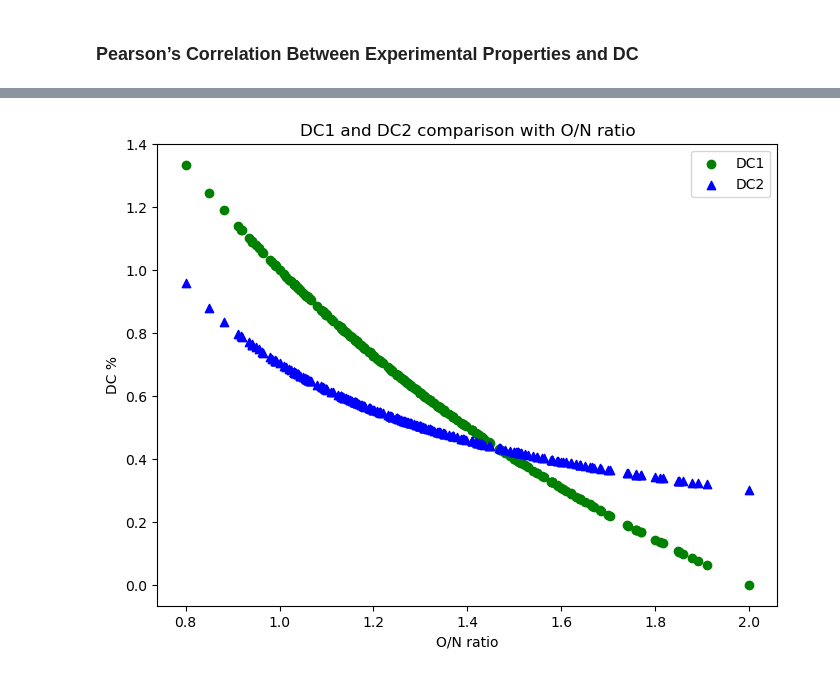
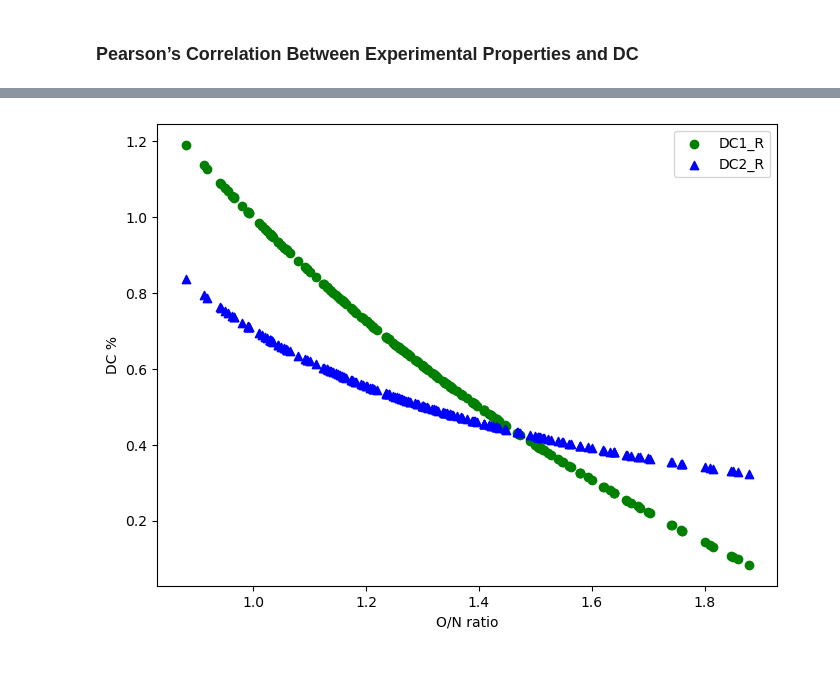
Before and after one commit to jhyang13/GROMACS-Water-Ion-Transport-Polyamide-Membrane, a Jupyter notebook: exp-DC.ipynb, the cells around one changed output, grey strips where cells are left out. Cells and saved outputs as stored; diff of their text form; code cells hidden in the pictures.

```diff
--- a/exp-DC.ipynb
+++ b/exp-DC.ipynb
@@ -35,0 +47,17 @@ Number of rows in the filtered DataFrame: 263
+# %%
+
+# Select the first and second columns, drop rows containing NaN values in these columns, and create a new DataFrame
+df_on_F = df_filtered.iloc[:, [0, 1]].dropna()
+print(df_on_F.shape[0])
+
+# Select the first and third columns, drop rows containing NaN values in these columns, and create a new DataFrame
+df_on_R = df_filtered.iloc[:, [0, 2]].dropna()
+print(df_on_R.shape[0])
+
+# Select the first and fourth columns, drop rows containing NaN values in these columns, and create a new DataFrame
+df_on_B = df_filtered.iloc[:, [0, 3]].dropna()
+print(df_on_B.shape[0])
+
+# Select the first and sixth columns (note that Python is zero-indexed), drop rows containing NaN values in these columns, and create a new DataFrame
+df_on_P = df_filtered.iloc[:, [0, 5]].dropna()
+print(df_on_P.shape[0])
@@ -42,12 +75,17 @@ def calculate_dc2(r_on):
     return 1 / (1.89069458 * r_on - 0.46851556)
 
 # Apply the functions to calculate DC1 and DC2
-df_filtered['DC1'] = df_filtered['O/N\n(%)'].apply(calculate_dc1)
-df_filtered['DC2'] = df_filtered['O/N\n(%)'].apply(calculate_dc2)
+df_on_R['DC1_R'] = df_on_R['O/N\n(%)'].apply(calculate_dc1)
+df_on_R['DC2_R'] = df_on_R['O/N\n(%)'].apply(calculate_dc2)
 
-# Calculate Pearson's correlation between DC1 and DC2
-pearson_correlation = pearsonr(df_filtered['DC1'], df_filtered['DC2'])
+# Calculate Pearson's correlation coefficients
+pearson_results = {}
+columns_to_compare = ['F (L m-2  h-1\nbar-1)', 'R (NaCl)\n(%)', 'B (NaCl)\n(L m-2  h-1)']  # Replace with your actual columns
 
-print(f"Pearson's correlation coefficient between DC1 and DC2 is: {pearson_correlation[0]}")
-print(f"P-value of the correlation is: {pearson_correlation[1]}")
+pearson_results[f'Pearson DC1 vs R (NaCl)\n(%)'] = pearsonr(df_on_R['DC1_R'], df_on_R['R (NaCl)\n(%)'])
+pearson_results[f'Pearson DC2 vs R (NaCl)\n(%)'] = pearsonr(df_on_R['DC2_R'], df_on_R['R (NaCl)\n(%)'])
+
+# Output the Pearson correlation results
+for key, value in pearson_results.items():
+    print(f"{key}: Coefficient = {value[0]}, P-value = {value[1]}")
 # %% [output]
@@ -66,20 +96,20 @@ See the caveats in the documentation: https://pandas.pydata.org/pandas-docs/stab
 # %%
 # Plotting the data
 plt.figure(figsize=(8, 6))
 
 # Plot DC1
-plt.scatter(df_filtered['O/N\n(%)'], df_filtered['DC1'], label='DC1', color='green', linestyle='None', marker='o')
+plt.scatter(df_on_R['O/N\n(%)'], df_on_R['DC1_R'], label='DC1_R', color='green', linestyle='None', marker='o')
 
 # Plot DC2
-plt.scatter(df_filtered['O/N\n(%)'], df_filtered['DC2'], label='DC2', color='blue', linestyle='None', marker='^')
+plt.scatter(df_on_R['O/N\n(%)'], df_on_R['DC2_R'], label='DC2_R', color='blue', linestyle='None', marker='^')
 
 # Add legend, labels, and title
 plt.legend()
 plt.xlabel('O/N ratio')
 plt.ylabel('DC %')
-plt.title('DC1 and DC2 comparison with O/N ratio')
+#plt.title('DC1 and DC2 comparison with O/N ratio')
 
 # Show plot
 plt.show()
 # %% [output]
-[figure, old version]
+[figure, new version]
```
Also changed, not shown: parts of 4 cells of this notebook, 11 other files.
